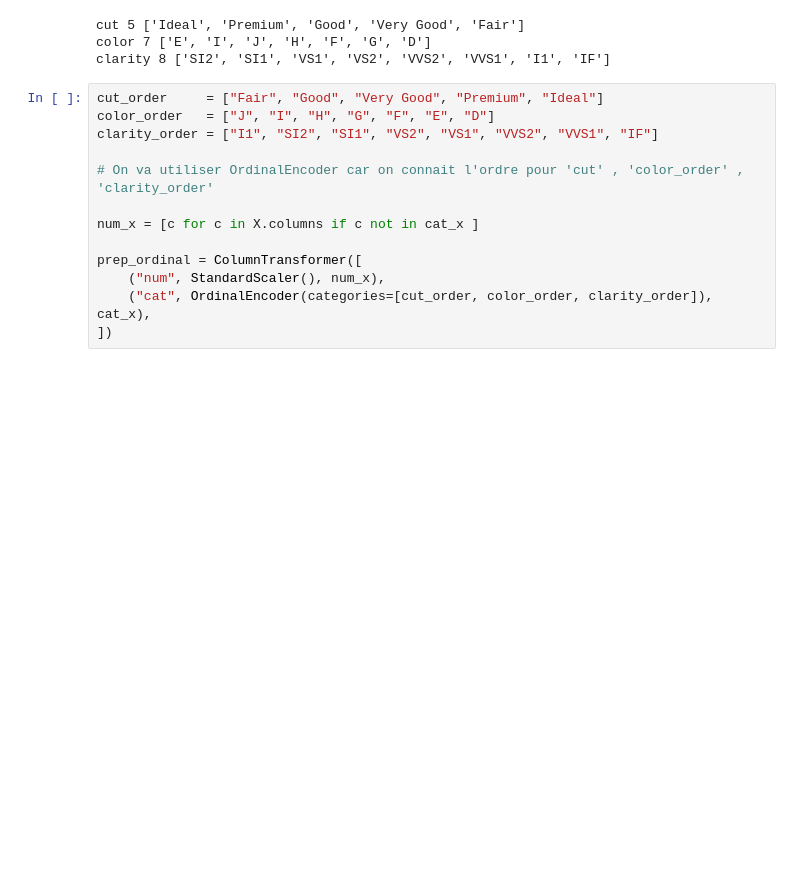
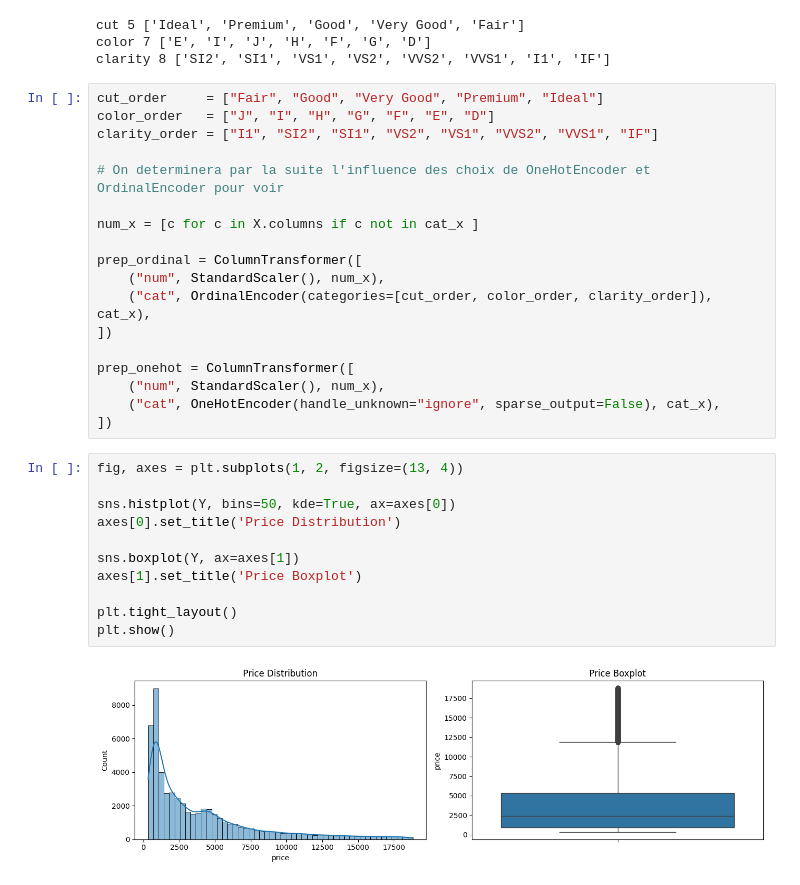
Before and after one commit to aminebadi3/PROJET-AAA, a Jupyter notebook: MLPRO.ipynb, the cells around one changed output. Cells and saved outputs as stored; diff of their text form; blank space fills up the shorter version.

```diff
--- a/MLPRO.ipynb
+++ b/MLPRO.ipynb
@@ -80,7 +84,7 @@ cut_order     = ["Fair", "Good", "Very Good", "Premium", "Ideal"]
 color_order   = ["J", "I", "H", "G", "F", "E", "D"]
 clarity_order = ["I1", "SI2", "SI1", "VS2", "VS1", "VVS2", "VVS1", "IF"]
 
-# On va utiliser OrdinalEncoder car on connait l'ordre pour 'cut' , 'color_order' , 'clarity_order'
+# On determinera par la suite l'influence des choix de OneHotEncoder et OrdinalEncoder pour voir
 
 num_x = [c for c in X.columns if c not in cat_x ]
 
@@ -88,3 +92,21 @@ prep_ordinal = ColumnTransformer([
     ("num", StandardScaler(), num_x),
     ("cat", OrdinalEncoder(categories=[cut_order, color_order, clarity_order]), cat_x),
 ])
+
+prep_onehot = ColumnTransformer([
+    ("num", StandardScaler(), num_x),
+    ("cat", OneHotEncoder(handle_unknown="ignore", sparse_output=False), cat_x),
+])
+# %%
+fig, axes = plt.subplots(1, 2, figsize=(13, 4))
+
+sns.histplot(Y, bins=50, kde=True, ax=axes[0])
+axes[0].set_title('Price Distribution')
+
+sns.boxplot(Y, ax=axes[1])
+axes[1].set_title('Price Boxplot')
+
+plt.tight_layout()
+plt.show()
+# %% [output]
+[figure, added]
```
Also changed, not shown: parts of 2 cells of this notebook.
